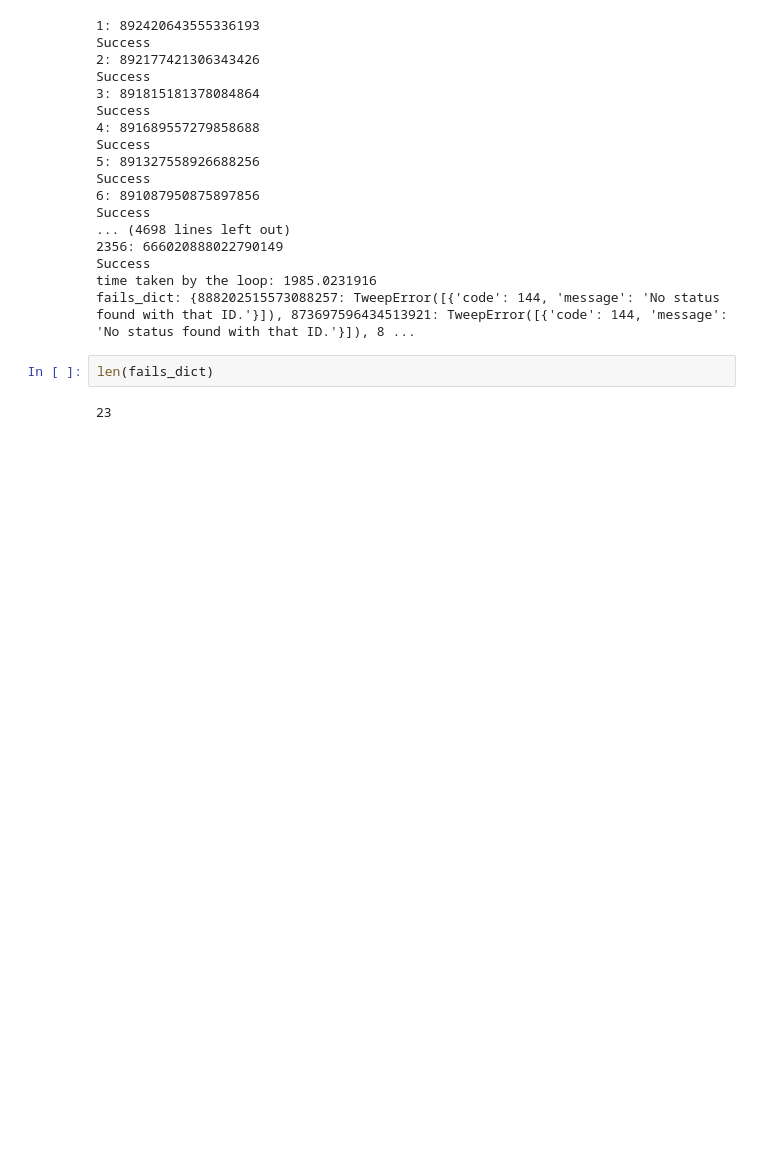
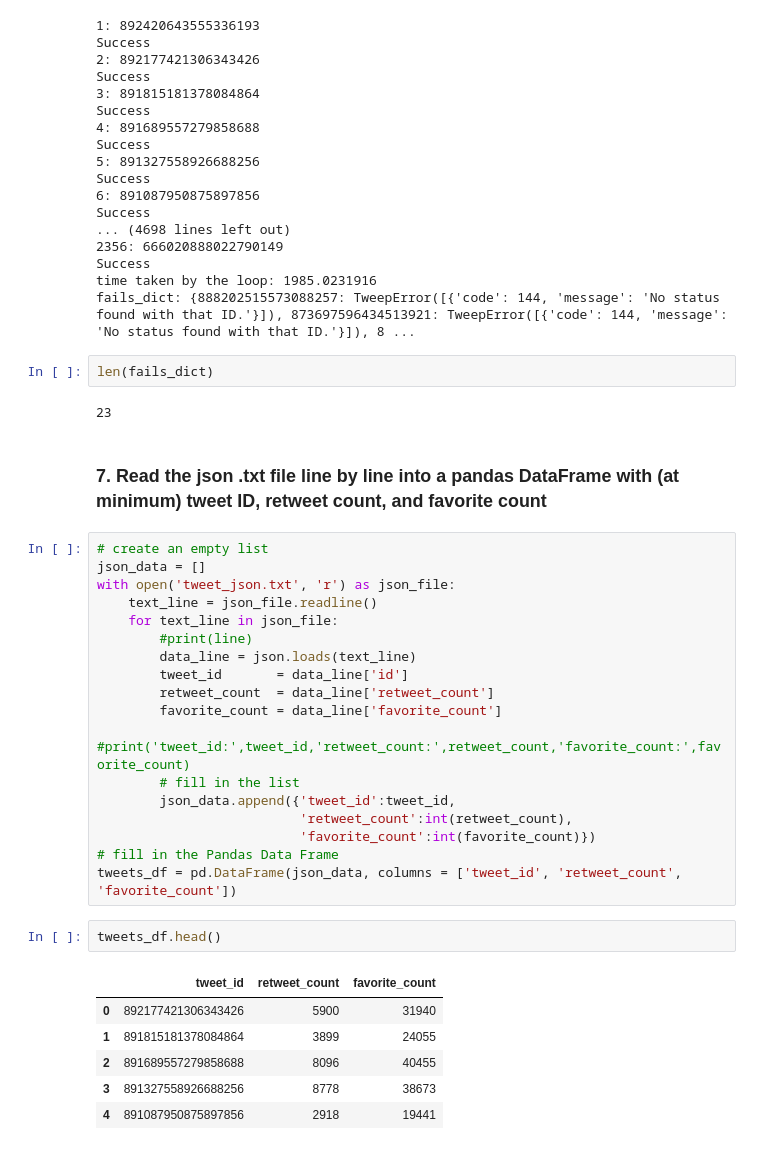
Before and after one commit to viktor-begun/Data_Analyst_Data-Wrangling, a Jupyter notebook: wrangle_act.ipynb, the cells around one changed output. Drawn from its saved outputs; the diff is of its cells as text; blank space fills up the shorter version.

```diff
--- a/wrangle_act.ipynb
+++ b/wrangle_act.ipynb
@@ -169,3 +161,32 @@ fails_dict: {888202515573088257: TweepError([{'code': 144, 'message': 'No status
 len(fails_dict)
 # %% [output]
 23
+# %% [markdown]
+### 7. Read the json .txt file line by line into a pandas DataFrame with (at minimum) **tweet ID**, **retweet count**, and **favorite count**
+# %%
+# create an empty list
+json_data = []
+with open('tweet_json.txt', 'r') as json_file:
+    text_line = json_file.readline()
+    for text_line in json_file:
+        #print(line)
+        data_line = json.loads(text_line)
+        tweet_id       = data_line['id']
+        retweet_count  = data_line['retweet_count']
+        favorite_count = data_line['favorite_count']
+        #print('tweet_id:',tweet_id,'retweet_count:',retweet_count,'favorite_count:',favorite_count)
+        # fill in the list
+        json_data.append({'tweet_id':tweet_id,
+                          'retweet_count':int(retweet_count),
+                          'favorite_count':int(favorite_count)})
+# fill in the Pandas Data Frame
+tweets_df = pd.DataFrame(json_data, columns = ['tweet_id', 'retweet_count', 'favorite_count'])
+# %%
+tweets_df.head()
+# %% [output]
+|  | tweet_id | retweet_count | favorite_count |
+| 0 | 892177421306343426 | 5900 | 31940 |
+| 1 | 891815181378084864 | 3899 | 24055 |
+| 2 | 891689557279858688 | 8096 | 40455 |
+| 3 | 891327558926688256 | 8778 | 38673 |
+| 4 | 891087950875897856 | 2918 | 19441 |
```
Also changed, not shown: parts of 16 cells of this notebook.
